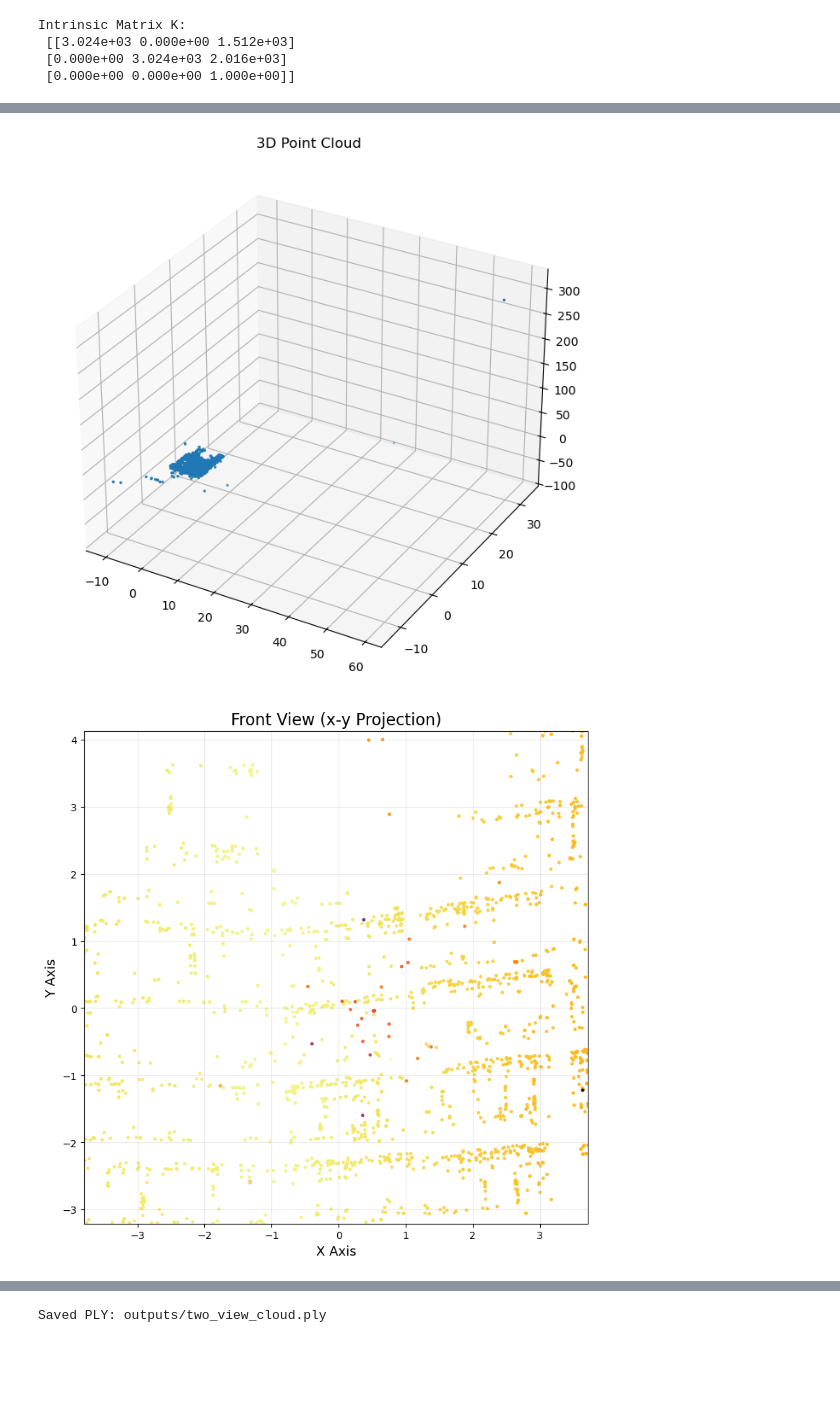
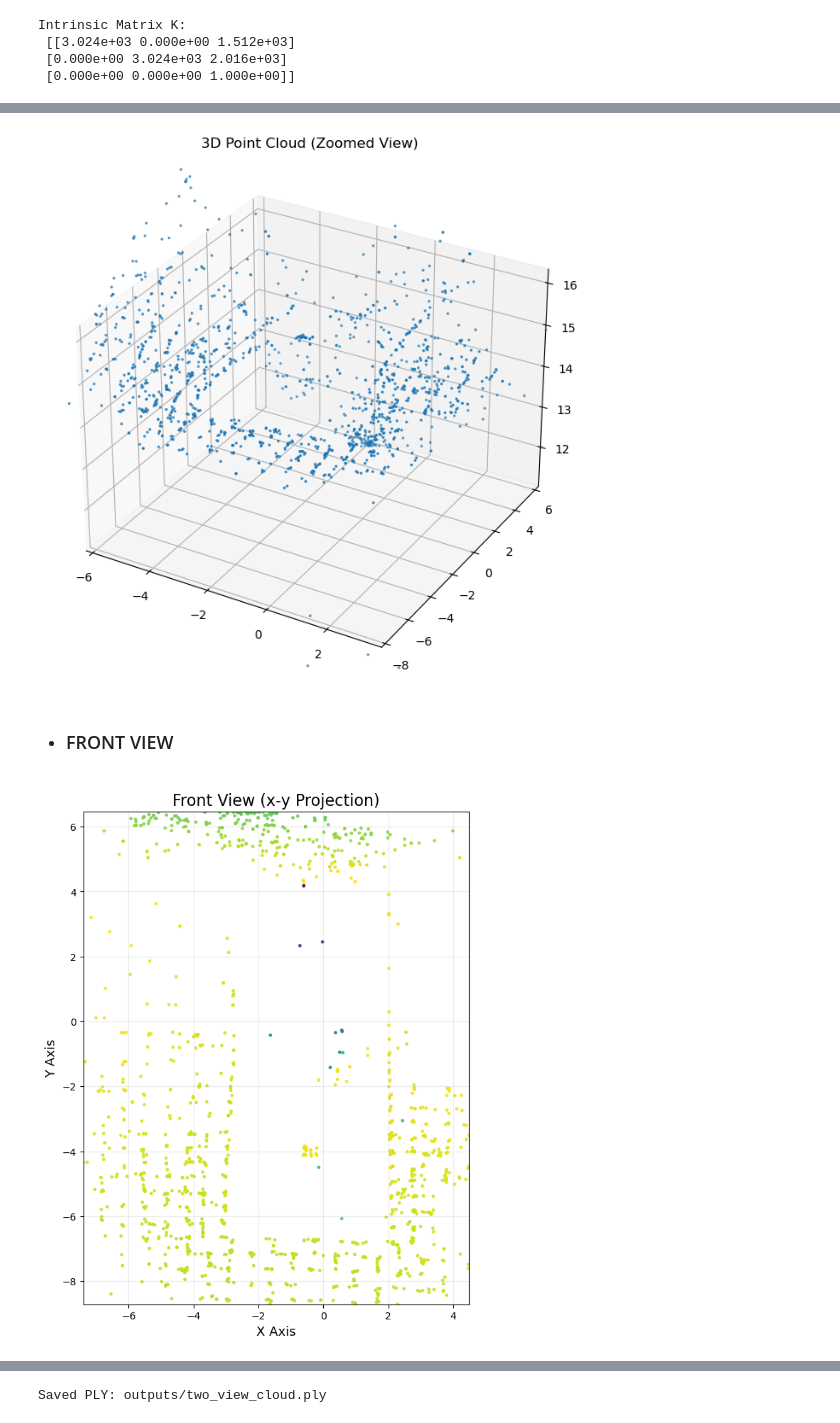
Before and after one commit to HaiderWajahat1/multiView-reconstruction, a Jupyter notebook: 23.ipynb, the cells around one changed output, grey strips where cells are left out. Drawn from its saved outputs; the diff is of its cells as text; code cells hidden in the pictures; blank space fills up the shorter version.

Commit message:
week 3 notebook and images/outputs

```diff
--- a/23.ipynb
+++ b/23.ipynb
@@ -27,7 +42,7 @@ def feature_detector(method='SIFT', nfeatures=4000):
     if method == 'SIFT':
         detector = cv2.SIFT_create(
             nfeatures=nfeatures,
-            contrastThreshold=0.05,
+            contrastThreshold=0.03,
             edgeThreshold=10,
             sigma=1.6
         )
@@ -81,8 +104,8 @@ detector, method_name = feature_detector('SIFT', nfeatures=4000)
 match_counts = []
 
 for i in range(start_index, end_index):
-    path_1 = os.path.join(frames_dir, f"IMG_{i}{image_ext}")
-    path_2 = os.path.join(frames_dir, f"IMG_{i+1}{image_ext}")
+    path_1 = os.path.join(frames_dir, f"{i:02d}{image_ext}")
+    path_2 = os.path.join(frames_dir, f"{i+1:02d}{image_ext}")
 
     image_1 = image_loading(path_1)
     image_2 = image_loading(path_2)
@@ -91,6 +114,8 @@ for i in range(start_index, end_index):
     matches = keypoints_matching_filtering(descriptor_1, descriptor_2, method_name=method_name, ratio=0.7)
     num_matches = len(matches)
 
-    print(f"IMG_{i} - IMG_{i+1}: {num_matches} good matches")
-    match_counts.append((i, num_matches, keypoint_1, keypoint_2, matches, image_1, image_2))
+    print(f"img{i} - img{i+1}: {num_matches} good matches")
+    match_counts.append((i, num_matches, keypoint_1, keypoint_2,
+                     descriptor_1, descriptor_2,
+                     matches, image_1, image_2))
 # %% [output]
@@ -138,7 +169,7 @@ for index, count, keypoint_1, keypoint_2, matches, image_1, image_2 in match_cou
 # %%
-best_index, _, kp1, kp2, matches, img1_best, img2_best = match_counts[0]
+best_index, _, kp1, kp2, des1, des2, matches, img1_best, img2_best = match_counts[0]
 
-print(f"Using image pair: IMG_{best_index} and IMG_{best_index+1}")
+print(f"Using image pair: img{best_index} and img{best_index+1}")
 print("Total matches:", len(matches))
 
 pts1 = np.float32([kp1[m.queryIdx].pt for m in matches])
@@ -157,0 +188,3 @@ This approximation is sufficient for Week 2 reconstruction.
+# %%
+pts1 = np.float32([kp1[m.queryIdx].pt for m in matches])
+pts2 = np.float32([kp2[m.trainIdx].pt for m in matches])
@@ -246,14 +281,27 @@ as required by the TA.
 # %%
 from mpl_toolkits.mplot3d import Axes3D
+
+# Compute bounds
+x_min, x_max = np.percentile(pts3D[:,0], [5, 95])
+y_min, y_max = np.percentile(pts3D[:,1], [5, 95])
+z_min, z_max = np.percentile(pts3D[:,2], [5, 95])
 
 fig = plt.figure(figsize=(8,8))
 ax = fig.add_subplot(111, projection='3d')
 
 ax.scatter(pts3D[:,0], pts3D[:,1], pts3D[:,2], s=2)
-ax.set_title("3D Point Cloud")
+
+# Apply zoomed-in limits
+ax.set_xlim(x_min, x_max)
+ax.set_ylim(y_min, y_max)
+ax.set_zlim(z_min, z_max)
+
+ax.set_title("3D Point Cloud (Zoomed View)")
 plt.show()
 # %% [output]
-[figure, old version]
+[figure, new version]
+# %% [markdown]
+- ### FRONT VIEW
 # %%
 x = pts3D[:, 0]
 y = pts3D[:, 1]
@@ -261,33 +309,33 @@ y = pts3D[:, 1]
 x_min, x_max = np.percentile(x, [2, 98])
 y_min, y_max = np.percentile(y, [2, 98])
 
 mask = (x >= x_min) & (x <= x_max) & (y >= y_min) & (y <= y_max)
 pts_filtered = pts3D[mask]
 
 x_f = pts_filtered[:, 0]
 y_f = pts_filtered[:, 1]
 z_f = pts_filtered[:, 2]
 
 plt.figure(figsize=(9, 9))
 plt.scatter(
     x_f, y_f,
     s=6,
     c=z_f,
-    cmap='inferno',
+    cmap='viridis',
     alpha=0.85
 )
 
 plt.title("Front View (x-y Projection)", fontsize=16)
 plt.xlabel("X Axis", fontsize=13)
 plt.ylabel("Y Axis", fontsize=13)
 
 plt.xlim(x_f.min(), x_f.max())
 plt.ylim(y_f.min(), y_f.max())
 
 plt.gca().set_aspect('equal', 'box')
 
 plt.grid(alpha=0.25)
 plt.show()
 # %% [output]
-[figure, old version]
+[figure, new version]
 # %% [markdown]
```
Also changed, not shown: parts of 71 cells of this notebook, 38 other files.
